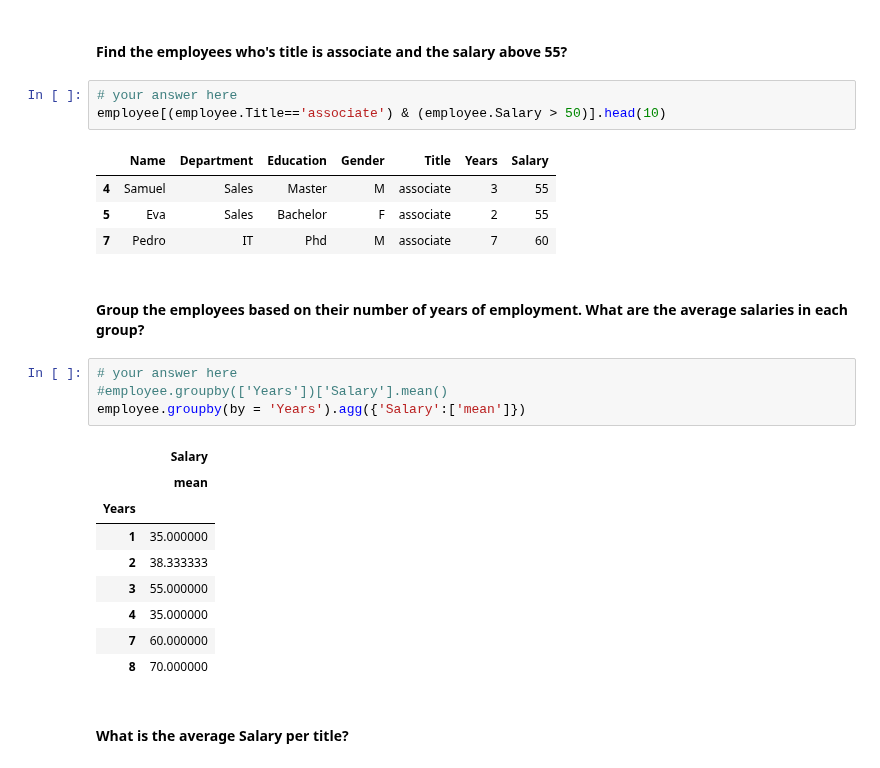
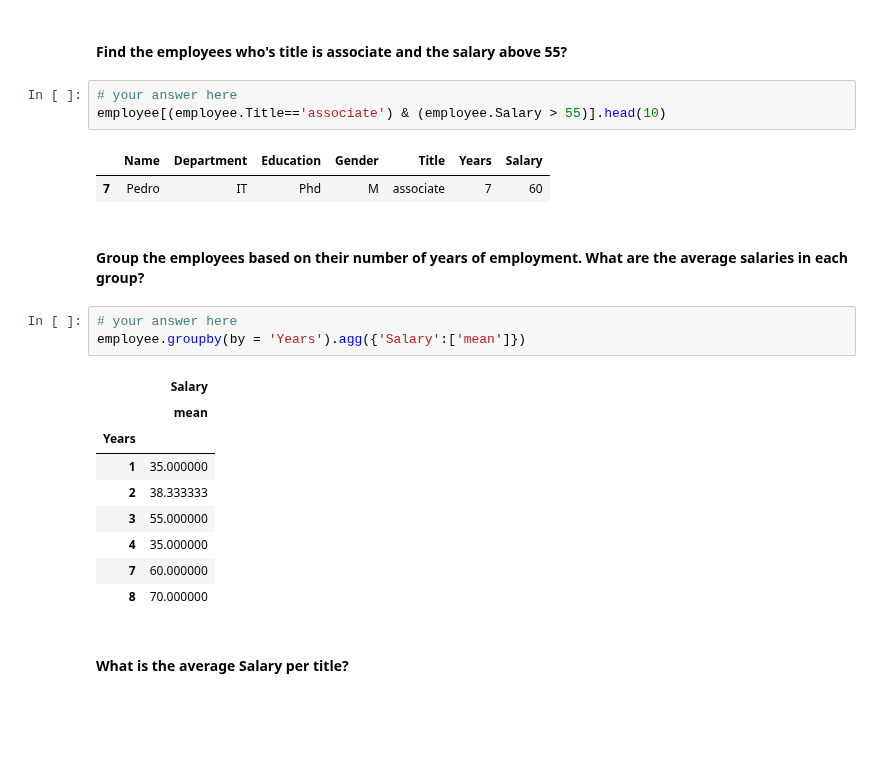
Before and after one commit to davidlafuentem/data-labs, a Jupyter notebook: module-2/lab-subsetting-and-descriptive-stats/your-code/main.ipynb, the cells around one changed output. Cells and saved outputs as stored; diff of their text form; blank space fills up the shorter version.

```diff
--- a/module-2/lab-subsetting-and-descriptive-stats/your-code/main.ipynb
+++ b/module-2/lab-subsetting-and-descriptive-stats/your-code/main.ipynb
@@ -229,17 +231,14 @@ employee.loc[:2].head()
 #### Find the employees who's title is associate and the salary above 55?
 # %%
 # your answer here
-employee[(employee.Title=='associate') & (employee.Salary > 50)].head(10)
+employee[(employee.Title=='associate') & (employee.Salary > 55)].head(10)
 # %% [output]
 |  | Name | Department | Education | Gender | Title | Years | Salary |
-| 4 | Samuel | Sales | Master | M | associate | 3 | 55 |
-| 5 | Eva | Sales | Bachelor | F | associate | 2 | 55 |
 | 7 | Pedro | IT | Phd | M | associate | 7 | 60 |
 # %% [markdown]
 #### Group the employees based on their number of years of employment. What are the average salaries in each group?
 # %%
 # your answer here
-#employee.groupby(['Years'])['Salary'].mean()
 employee.groupby(by = 'Years').agg({'Salary':['mean']})
 # %% [output]
 |  | Salary |
```
Also changed, not shown: parts of 29 cells of this notebook.
